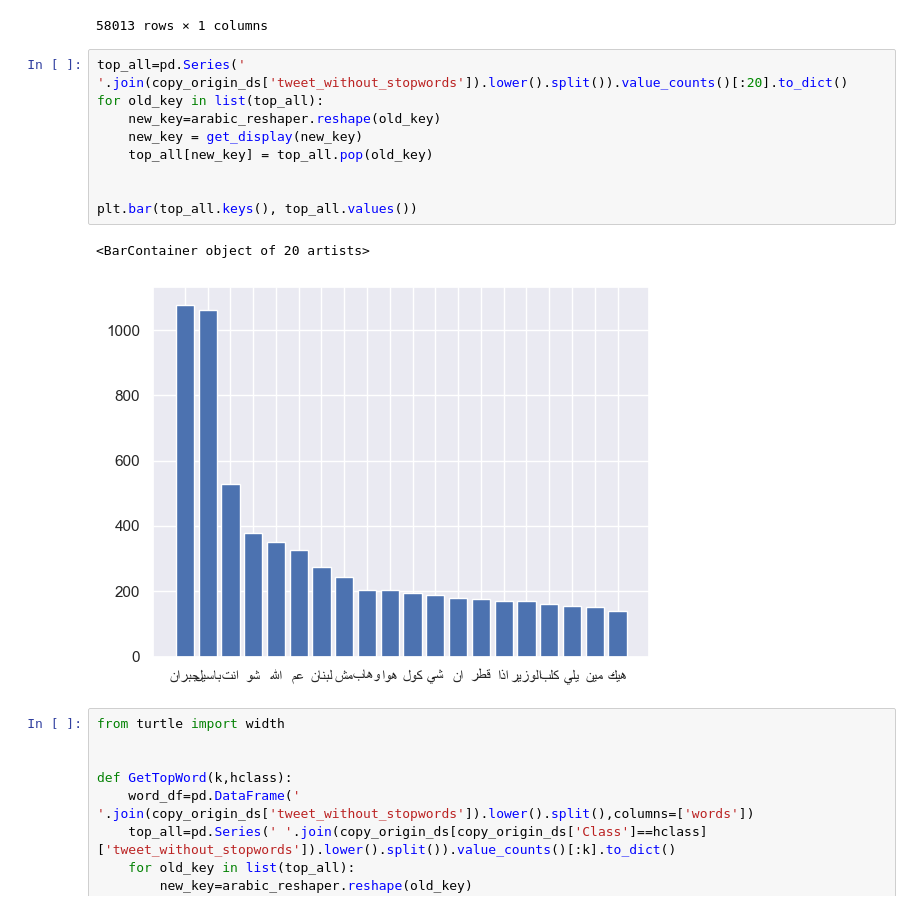
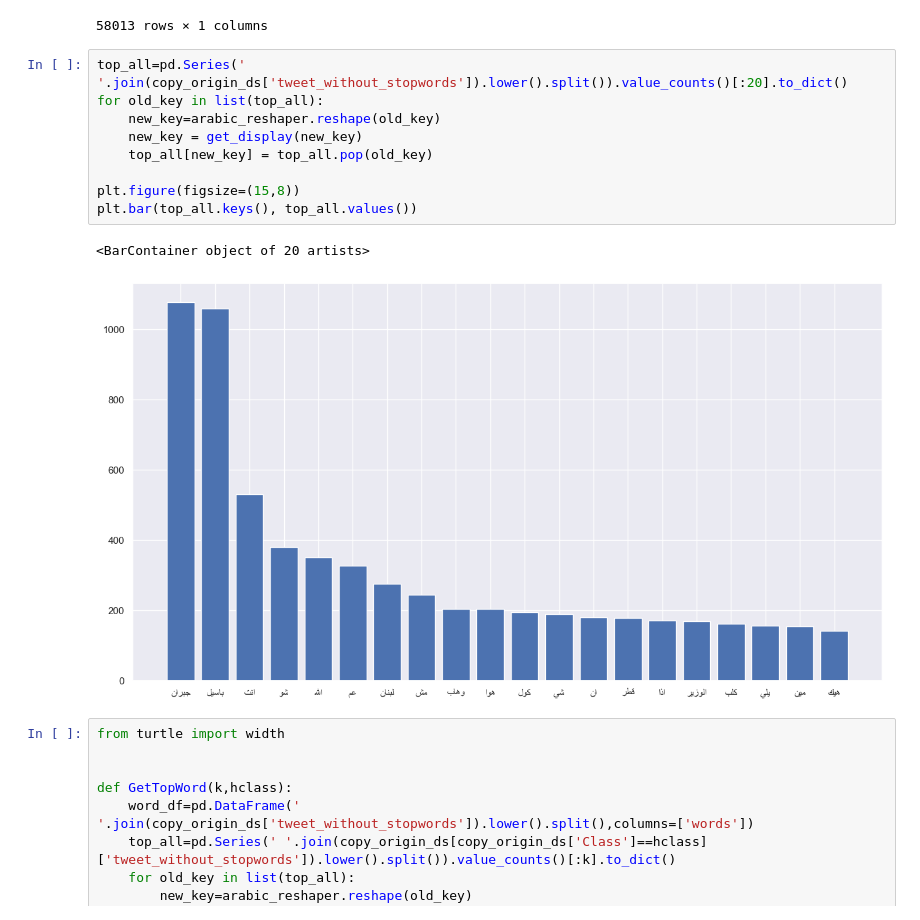
Before and after one commit to rabeeqasem/arabic_sent_aanalysis, a Jupyter notebook: EDA/L_HSAB_eda.ipynb, the cells around one changed output. Drawn from its saved outputs; the diff is of its cells as text.

```diff
--- a/EDA/L_HSAB_eda.ipynb
+++ b/EDA/L_HSAB_eda.ipynb
@@ -160,15 +165,15 @@ word_df
 # %%
 top_all=pd.Series(' '.join(copy_origin_ds['tweet_without_stopwords']).lower().split()).value_counts()[:20].to_dict()
 for old_key in list(top_all):
     new_key=arabic_reshaper.reshape(old_key)
     new_key = get_display(new_key)
     top_all[new_key] = top_all.pop(old_key)
 
-
+plt.figure(figsize=(15,8))
 plt.bar(top_all.keys(), top_all.values())
 # %% [output]
 <BarContainer object of 20 artists>
-[figure, old version]
+[figure, new version]
 # %%
 from turtle import width
 
```
Also changed, not shown: parts of 10 cells of this notebook.
